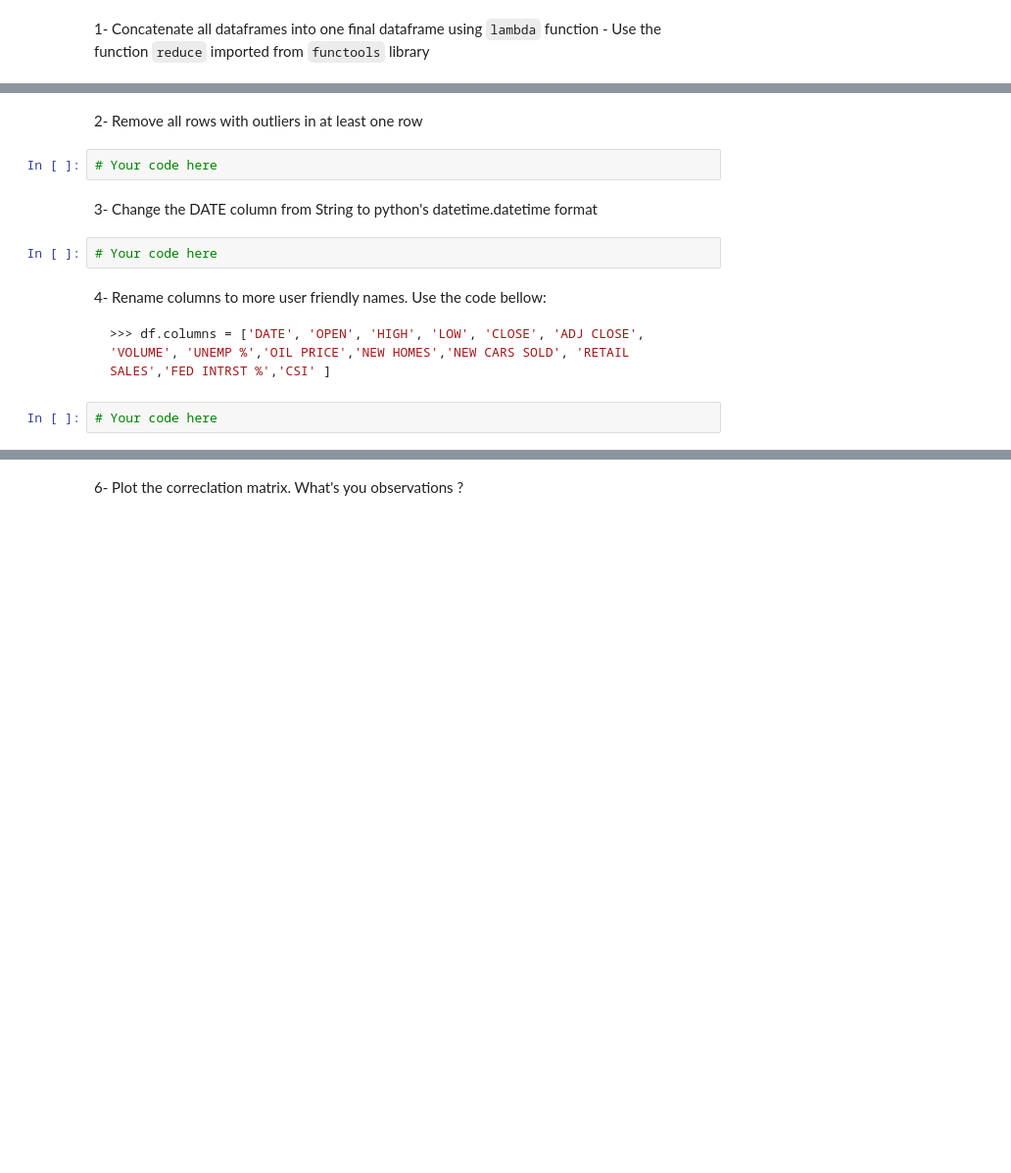
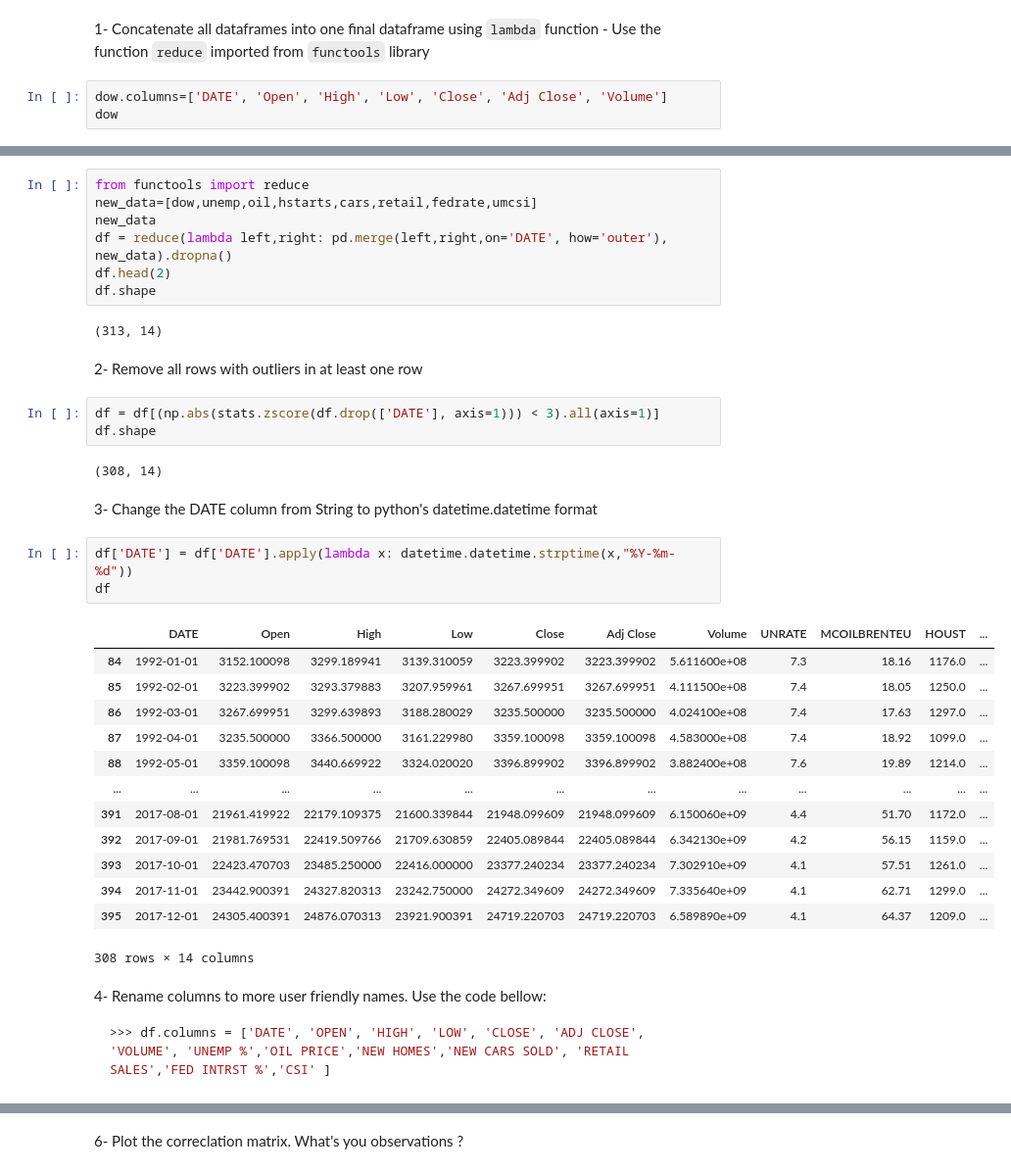
Before and after one commit to Safae-CHERKAOUI/python-for-finance, a Jupyter notebook: day_03/assignments/03-pandas-timeseries-assignment.ipynb, the cells around one changed output, grey strips where cells are left out. Shown at 98% size. Drawn from its saved outputs; the diff is of its cells as text; blank space fills up the shorter version.

````diff
--- a/day_03/assignments/03-pandas-timeseries-assignment.ipynb
+++ b/day_03/assignments/03-pandas-timeseries-assignment.ipynb
@@ -372,3 +372,6 @@ print(umcsi)
 # %% [markdown]
 1- Concatenate all dataframes into one final dataframe using `lambda` function
     - Use the function `reduce` imported from `functools` library
+# %%
+dow.columns=['DATE', 'Open', 'High', 'Low', 'Close', 'Adj Close', 'Volume']
+dow
@@ -375,16 +392,41 @@ print(umcsi)
+# %%
+from functools import reduce
+new_data=[dow,unemp,oil,hstarts,cars,retail,fedrate,umcsi]
+new_data
+df = reduce(lambda left,right: pd.merge(left,right,on='DATE', how='outer'), new_data).dropna()
+df.head(2)
+df.shape
+# %% [output]
+(313, 14)
 # %% [markdown]
 2- Remove all rows with outliers in at least one row
-# %%
-# Your code here
+# %%
+df = df[(np.abs(stats.zscore(df.drop(['DATE'], axis=1))) < 3).all(axis=1)]
+df.shape
+# %% [output]
+(308, 14)
 # %% [markdown]
 3- Change the DATE column from String to python's datetime.datetime format
-# %%
-# Your code here
+# %%
+df['DATE'] = df['DATE'].apply(lambda x: datetime.datetime.strptime(x,"%Y-%m-%d"))
+df
+# %% [output]
+|  | DATE | Open | High | Low | Close | Adj Close | Volume | UNRATE | MCOILBRENTEU | HOUST | ... |
+| 84 | 1992-01-01 | 3152.100098 | 3299.189941 | 3139.310059 | 3223.399902 | 3223.399902 | 5.611600e+08 | 7.3 | 18.16 | 1176.0 | ... |
+| 85 | 1992-02-01 | 3223.399902 | 3293.379883 | 3207.959961 | 3267.699951 | 3267.699951 | 4.111500e+08 | 7.4 | 18.05 | 1250.0 | ... |
+| 86 | 1992-03-01 | 3267.699951 | 3299.639893 | 3188.280029 | 3235.500000 | 3235.500000 | 4.024100e+08 | 7.4 | 17.63 | 1297.0 | ... |
+| 87 | 1992-04-01 | 3235.500000 | 3366.500000 | 3161.229980 | 3359.100098 | 3359.100098 | 4.583000e+08 | 7.4 | 18.92 | 1099.0 | ... |
+| 88 | 1992-05-01 | 3359.100098 | 3440.669922 | 3324.020020 | 3396.899902 | 3396.899902 | 3.882400e+08 | 7.6 | 19.89 | 1214.0 | ... |
+| ... | ... | ... | ... | ... | ... | ... | ... | ... | ... | ... | ... |
+| 391 | 2017-08-01 | 21961.419922 | 22179.109375 | 21600.339844 | 21948.099609 | 21948.099609 | 6.150060e+09 | 4.4 | 51.70 | 1172.0 | ... |
+| 392 | 2017-09-01 | 21981.769531 | 22419.509766 | 21709.630859 | 22405.089844 | 22405.089844 | 6.342130e+09 | 4.2 | 56.15 | 1159.0 | ... |
+| 393 | 2017-10-01 | 22423.470703 | 23485.250000 | 22416.000000 | 23377.240234 | 23377.240234 | 7.302910e+09 | 4.1 | 57.51 | 1261.0 | ... |
+| 394 | 2017-11-01 | 23442.900391 | 24327.820313 | 23242.750000 | 24272.349609 | 24272.349609 | 7.335640e+09 | 4.1 | 62.71 | 1299.0 | ... |
+| 395 | 2017-12-01 | 24305.400391 | 24876.070313 | 23921.900391 | 24719.220703 | 24719.220703 | 6.589890e+09 | 4.1 | 64.37 | 1209.0 | ... |
+308 rows × 14 columns
 # %% [markdown]
 4- Rename columns to more user friendly names. Use the code bellow:
 
 ```python
 >>> df.columns = ['DATE', 'OPEN', 'HIGH', 'LOW', 'CLOSE', 'ADJ CLOSE', 'VOLUME', 'UNEMP %','OIL PRICE','NEW HOMES','NEW CARS SOLD', 'RETAIL SALES','FED INTRST %','CSI' ]
 ```
-# %%
-# Your code here
````
Also changed, not shown: parts of 17 cells of this notebook.
